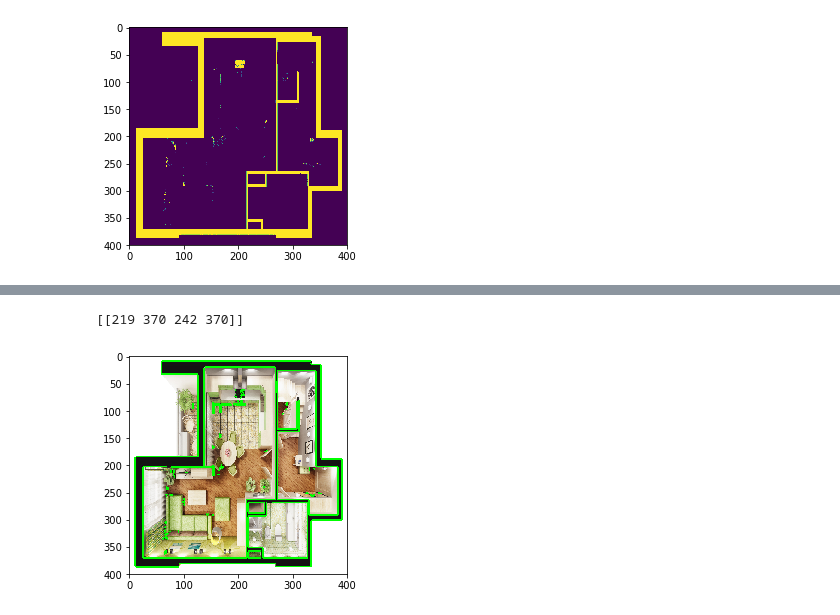
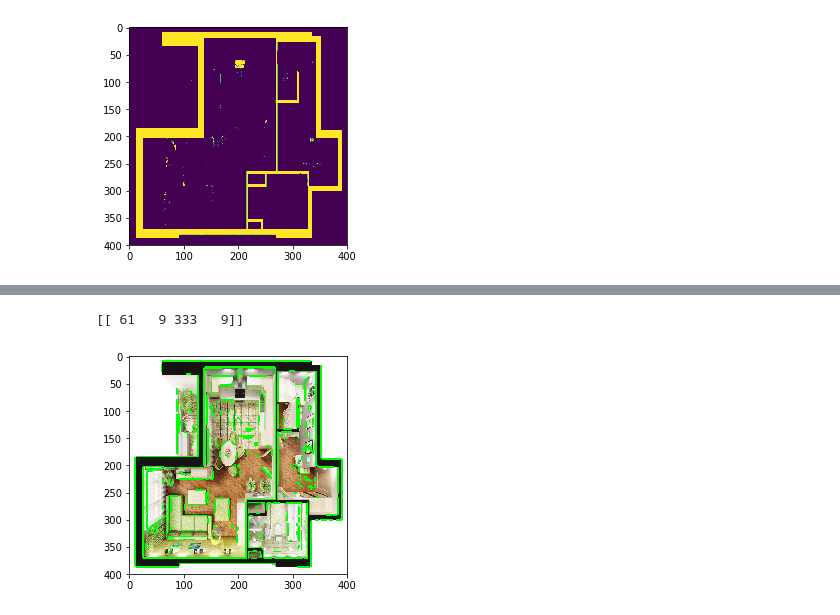
Before and after one commit to deniskononenko/plans_proc, a Jupyter notebook: hough_transform.ipynb, the cells around one changed output, grey strips where cells are left out. Saved outputs shown, nothing was run; the diff lists cells and outputs as text; code cells hidden in the pictures.

```diff
--- a/hough_transform.ipynb
+++ b/hough_transform.ipynb
@@ -34,3 +35,8 @@ print(np.min(img_bw))
 (3000, 1997)
 0
 [figure]
+# %%
+gray = cv2.cvtColor(img_arr,cv2.COLOR_BGR2GRAY)
+blurred_image = cv2.GaussianBlur(gray, (9, 9), 0)
+edges = cv2.Canny(bw_arr,10,120,apertureSize = 3)
+plt.imshow(edges)
@@ -37,18 +46,14 @@ print(np.min(img_bw))
 # %%
 # detect lines
-gray = cv2.cvtColor(img_arr,cv2.COLOR_BGR2GRAY)
-edges = cv2.Canny(bw_arr,100,200,apertureSize = 3)
-plt.imshow(edges)
-
-minLineLength = 10
-maxLineGap = 0
-lines = cv2.HoughLinesP(edges,1,np.pi/180,10,minLineLength,maxLineGap)
+minLineLength = 20
+maxLineGap = 5
+lines = cv2.HoughLinesP(edges,1,np.pi/180,100,minLineLength,maxLineGap)
 for x in range(0, len(lines)):
     for x1,y1,x2,y2 in lines[x]:
         cv2.line(img_arr,(x1,y1),(x2,y2),(0,255,0),2)
 
 plt.imshow(img_arr)
 print(lines[1])
 # %% [output]
-[[219 370 242 370]]
+[[ 61   9 333   9]]
-[figure, old version]
+[figure, new version]
```
Also changed, not shown: parts of 9 cells of this notebook.
